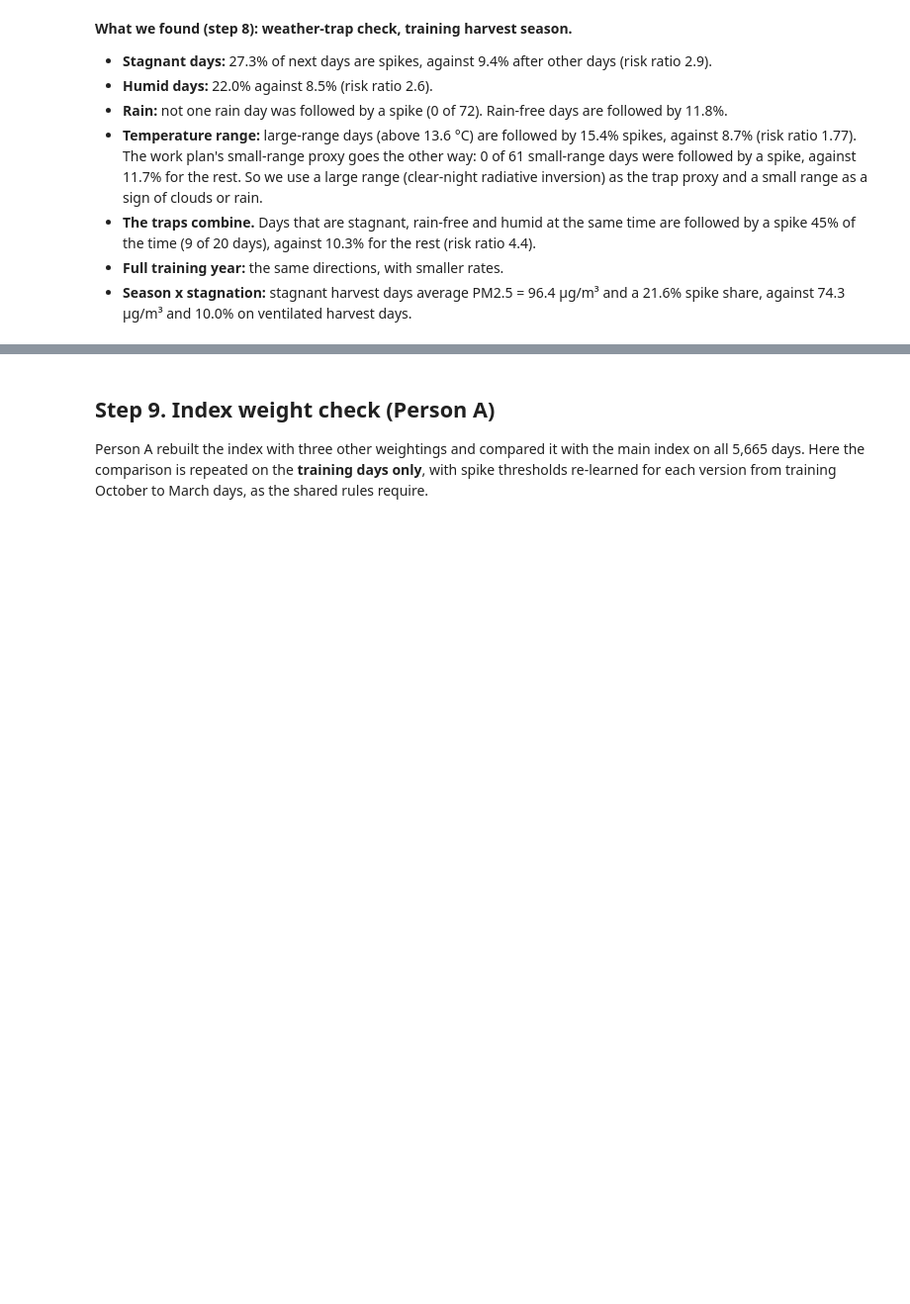
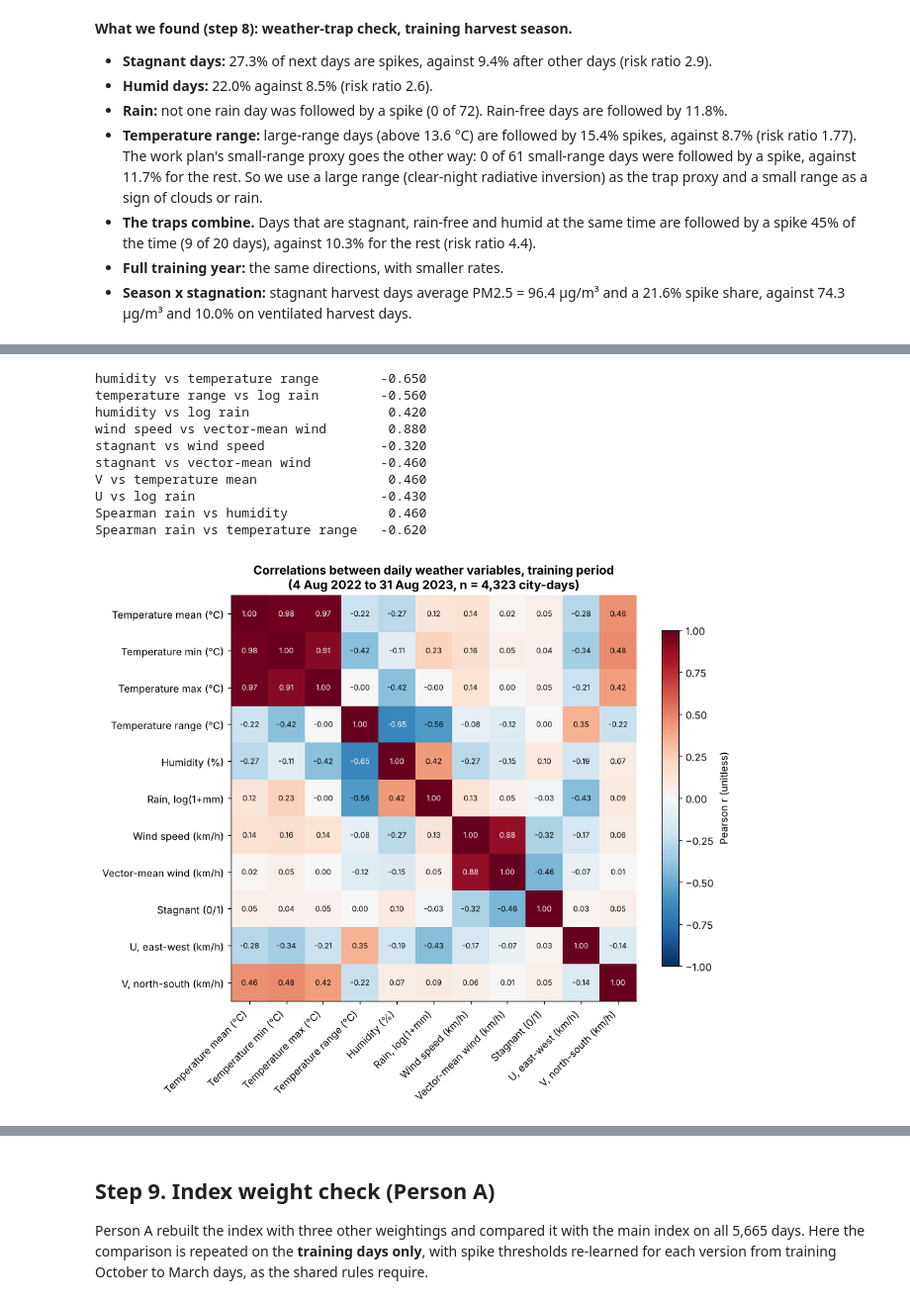
Before and after one commit to IsmailNooruddin/Smog-Analysis-DSSG, a Jupyter notebook: merge_analysis.ipynb, the cells around one changed output, grey strips where cells are left out. Shown at 99% size. Drawn from its saved outputs; the diff is of its cells as text; code cells hidden in the pictures; blank space fills up the shorter version.

```diff
--- a/merge_analysis.ipynb
+++ b/merge_analysis.ipynb
@@ -1185,0 +1241,46 @@ Oct-Dec stagnant           88       0.790           21.590           96.410
+# %%
+# Weather correlations (training period): Pearson, plus Spearman for the rain pairs
+WXC = {"temp_mean_c": "Temperature mean (°C)", "temp_min_c": "Temperature min (°C)", "temp_max_c": "Temperature max (°C)",
+       "temp_range_c": "Temperature range (°C)", "rh_mean_pct": "Humidity (%)", "precip_log1p": "Rain, log(1+mm)",
+       "wind_speed_mean_kmh": "Wind speed (km/h)", "vec_len_kmh": "Vector-mean wind (km/h)", "stagnant": "Stagnant (0/1)",
+       "u_mean": "U, east-west (km/h)", "v_mean": "V, north-south (km/h)"}
+pear = wx_train[list(WXC)].corr()
+pear.index = pear.columns = list(WXC.values())
+_ = save_table(pear.round(3), "wx_pearson_train")
+sp = wx_train[["precip_sum_mm", "rh_mean_pct", "temp_range_c"]].corr(method="spearman")
+pairs = {"humidity vs temperature range": pear.loc["Humidity (%)", "Temperature range (°C)"],
+         "temperature range vs log rain": pear.loc["Temperature range (°C)", "Rain, log(1+mm)"],
+         "humidity vs log rain": pear.loc["Humidity (%)", "Rain, log(1+mm)"],
+         "wind speed vs vector-mean wind": pear.loc["Wind speed (km/h)", "Vector-mean wind (km/h)"],
+         "stagnant vs wind speed": pear.loc["Stagnant (0/1)", "Wind speed (km/h)"],
+         "stagnant vs vector-mean wind": pear.loc["Stagnant (0/1)", "Vector-mean wind (km/h)"],
+         "V vs temperature mean": pear.loc["V, north-south (km/h)", "Temperature mean (°C)"],
+         "U vs log rain": pear.loc["U, east-west (km/h)", "Rain, log(1+mm)"],
+         "Spearman rain vs humidity": sp.loc["precip_sum_mm", "rh_mean_pct"],
+         "Spearman rain vs temperature range": sp.loc["precip_sum_mm", "temp_range_c"]}
+print(pd.Series(pairs).round(2).to_string())
+
+fig, ax = plt.subplots(figsize=(9, 7.5))
+im = ax.imshow(pear.values, cmap=P.DIV_CMAP, vmin=-1, vmax=1)
+for (r, c), v in np.ndenumerate(pear.values):
+    ax.text(c, r, f"{v:.2f}", ha="center", va="center", fontsize=7.5, color="white" if abs(v) > 0.6 else "black")
+ax.set_xticks(range(len(pear)), pear.columns, rotation=45, ha="right")
+ax.set_yticks(range(len(pear)), pear.index)
+ax.grid(False)
+cbar = fig.colorbar(im, ax=ax, shrink=0.8)
+cbar.set_label("Pearson r (unitless)")
+ax.set_title(f"Correlations between daily weather variables, training period\n(4 Aug 2022 to 31 Aug 2023, n = {len(wx_train):,} city-days)")
+P.save(fig, "fig_b3_weather_correlation")
+plt.show()
+# %% [output]
+humidity vs temperature range        -0.650
+temperature range vs log rain        -0.560
+humidity vs log rain                  0.420
+wind speed vs vector-mean wind        0.880
+stagnant vs wind speed               -0.320
+stagnant vs vector-mean wind         -0.460
+V vs temperature mean                 0.460
+U vs log rain                        -0.430
+Spearman rain vs humidity             0.460
+Spearman rain vs temperature range   -0.620
+[figure, added]
```
Also changed, not shown: parts of 3 cells of this notebook, 13 other files.
